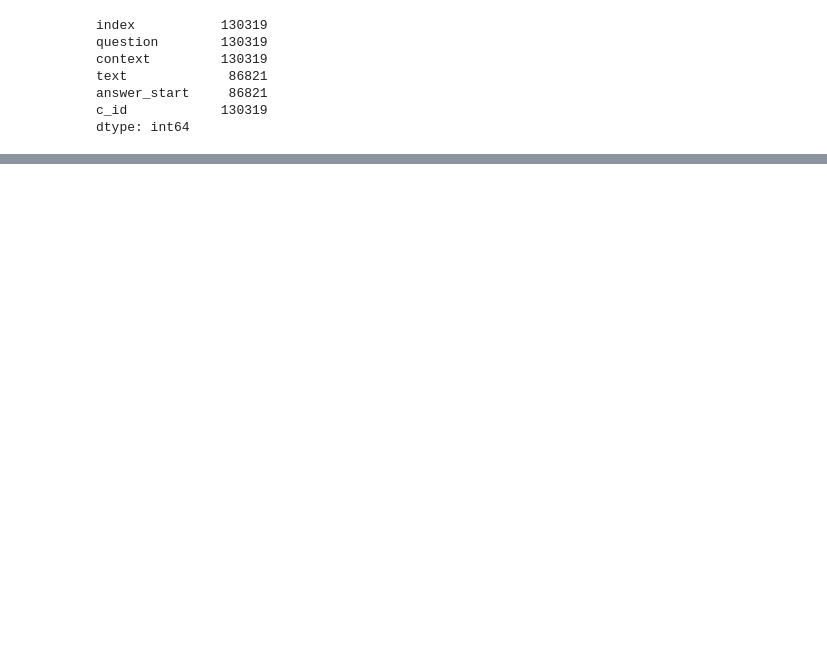
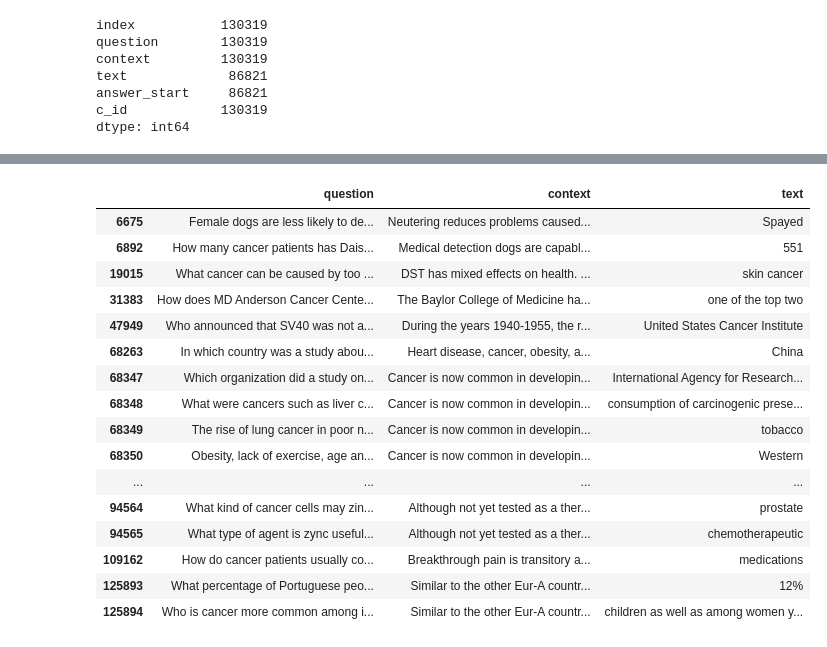
Before and after one commit to vsistla/nlp-biases, a Jupyter notebook: squad20/squad20-train-data-analysis.ipynb, the cells around one changed output, grey strips where cells are left out. Drawn from its saved outputs; the diff is of its cells as text; code cells hidden in the pictures; blank space fills up the shorter version.

```diff
--- a/squad20/squad20-train-data-analysis.ipynb
+++ b/squad20/squad20-train-data-analysis.ipynb
@@ -110,0 +115,2 @@ dtype: int64
+# %%
+dfqtext=train.filter(["question", "context", "text"])
@@ -110,0 +121,2 @@ dtype: int64
+# %%
+dfqtext = dfqtext.dropna()
@@ -110,0 +258,20 @@ dtype: int64
+# %%
+dfqtext[dfqtext['question'].str.contains("cancer")]
+# %% [output]
+|  | question | context | text |
+| 6675 | Female dogs are less likely to de... | Neutering reduces problems caused... | Spayed |
+| 6892 | How many cancer patients has Dais... | Medical detection dogs are capabl... | 551 |
+| 19015 | What cancer can be caused by too ... | DST has mixed effects on health. ... | skin cancer |
+| 31383 | How does MD Anderson Cancer Cente... | The Baylor College of Medicine ha... | one of the top two |
+| 47949 | Who announced that SV40 was not a... | During the years 1940-1955, the r... | United States Cancer Institute |
+| 68263 | In which country was a study abou... | Heart disease, cancer, obesity, a... | China |
+| 68347 | Which organization did a study on... | Cancer is now common in developin... | International Agency for Research... |
+| 68348 | What were cancers such as liver c... | Cancer is now common in developin... | consumption of carcinogenic prese... |
+| 68349 | The rise of lung cancer in poor n... | Cancer is now common in developin... | tobacco |
+| 68350 | Obesity, lack of exercise, age an... | Cancer is now common in developin... | Western |
+| ... | ... | ... | ... |
+| 94564 | What kind of cancer cells may zin... | Although not yet tested as a ther... | prostate |
+| 94565 | What type of agent is zync useful... | Although not yet tested as a ther... | chemotherapeutic |
+| 109162 | How do cancer patients usually co... | Breakthrough pain is transitory a... | medications |
+| 125893 | What percentage of Portuguese peo... | Similar to the other Eur-A countr... | 12% |
+| 125894 | Who is cancer more common among i... | Similar to the other Eur-A countr... | children as well as among women y... |
```
Also changed, not shown: parts of 19 cells of this notebook.
